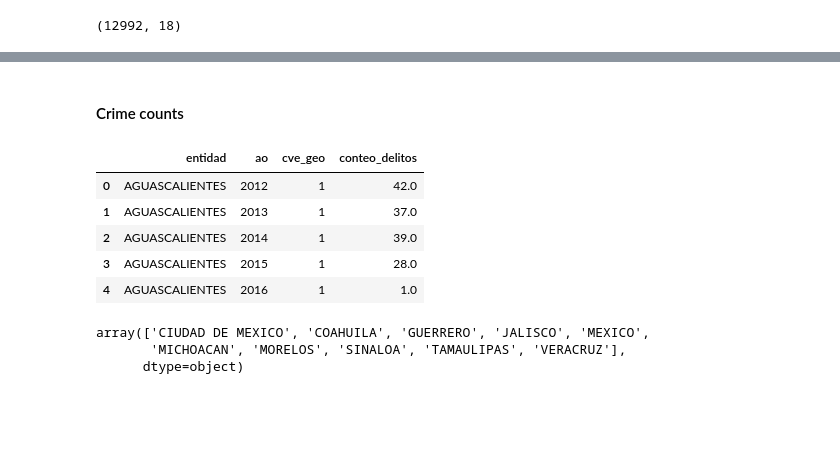
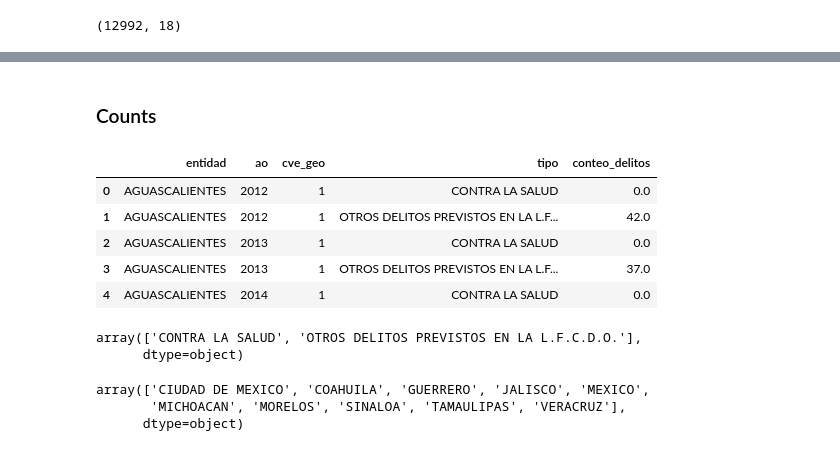
Before and after one commit to shani-alvarez/cgs-shadow-routes, a Jupyter notebook: notebooks/eda_crime_reports.ipynb, the cells around one changed output, grey strips where cells are left out. Cells and saved outputs as stored; diff of their text form; code cells hidden in the pictures; blank space fills up the shorter version.

Commit message:
wip: updated notebook with crime rates

```diff
--- a/notebooks/eda_crime_reports.ipynb
+++ b/notebooks/eda_crime_reports.ipynb
@@ -110,16 +213,23 @@ data_ff_melt.head()
 # %% [markdown]
-#### Crime counts
+### Counts
 # %%
 df_do = data_ff_melt[data_ff_melt['concepto'] == 'LEY FEDERAL CONTRA LA DELINCUENCIA ORGANIZADA (L.F.C.D.O.)']
-df_do_yearly = df_do.groupby(['entidad', 'ao', 'cve_geo'], as_index=False)['conteo_delitos'].sum()
+df_do_yearly = df_do.groupby(['entidad', 'ao', 'cve_geo', 'tipo'], as_index=False)['conteo_delitos'].sum()
 df_do_yearly.head()
 # %% [output]
-|  | entidad | ao | cve_geo | conteo_delitos |
-| 0 | AGUASCALIENTES | 2012 | 1 | 42.0 |
-| 1 | AGUASCALIENTES | 2013 | 1 | 37.0 |
-| 2 | AGUASCALIENTES | 2014 | 1 | 39.0 |
-| 3 | AGUASCALIENTES | 2015 | 1 | 28.0 |
-| 4 | AGUASCALIENTES | 2016 | 1 | 1.0 |
+|  | entidad | ao | cve_geo | tipo | conteo_delitos |
+| 0 | AGUASCALIENTES | 2012 | 1 | CONTRA LA SALUD | 0.0 |
+| 1 | AGUASCALIENTES | 2012 | 1 | OTROS DELITOS PREVISTOS EN LA L.F... | 42.0 |
+| 2 | AGUASCALIENTES | 2013 | 1 | CONTRA LA SALUD | 0.0 |
+| 3 | AGUASCALIENTES | 2013 | 1 | OTROS DELITOS PREVISTOS EN LA L.F... | 37.0 |
+| 4 | AGUASCALIENTES | 2014 | 1 | CONTRA LA SALUD | 0.0 |
+# %%
+# Check the crime types disagreggation
+
+df_do_yearly.tipo.unique()
+# %% [output]
+array(['CONTRA LA SALUD', 'OTROS DELITOS PREVISTOS EN LA L.F.C.D.O.'],
+      dtype=object)
 # %%
 top10_do = df_do_yearly.groupby('entidad')['conteo_delitos'].sum().nlargest(10).index
 df_top10_do = df_do_yearly[df_do_yearly['entidad'].isin(top10_do)]
```
Also changed, not shown: parts of 43 cells of this notebook.
